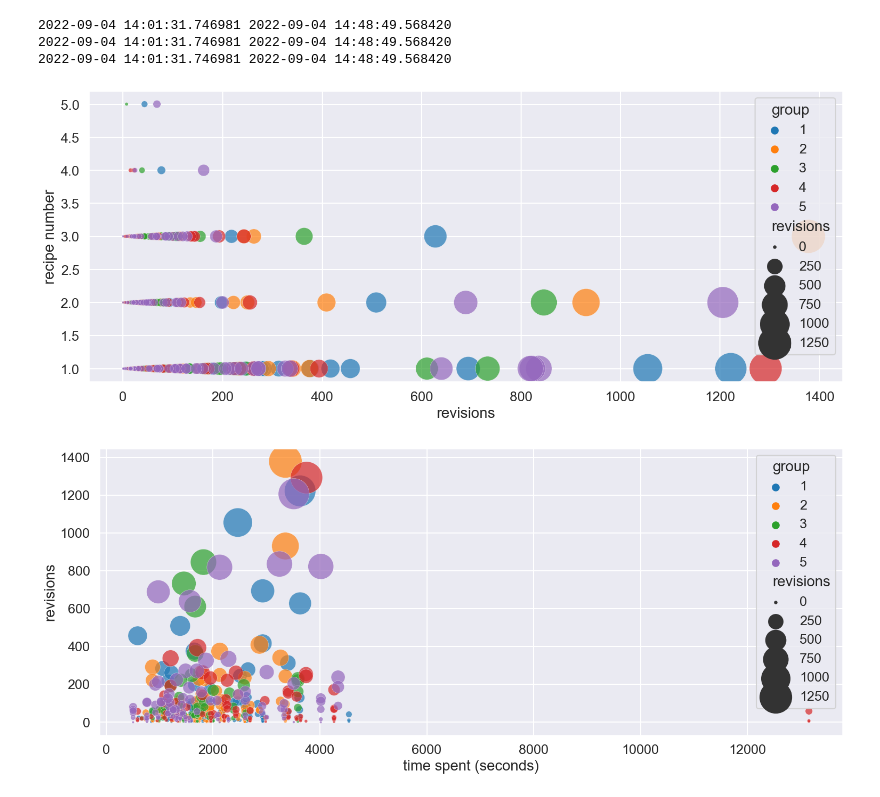
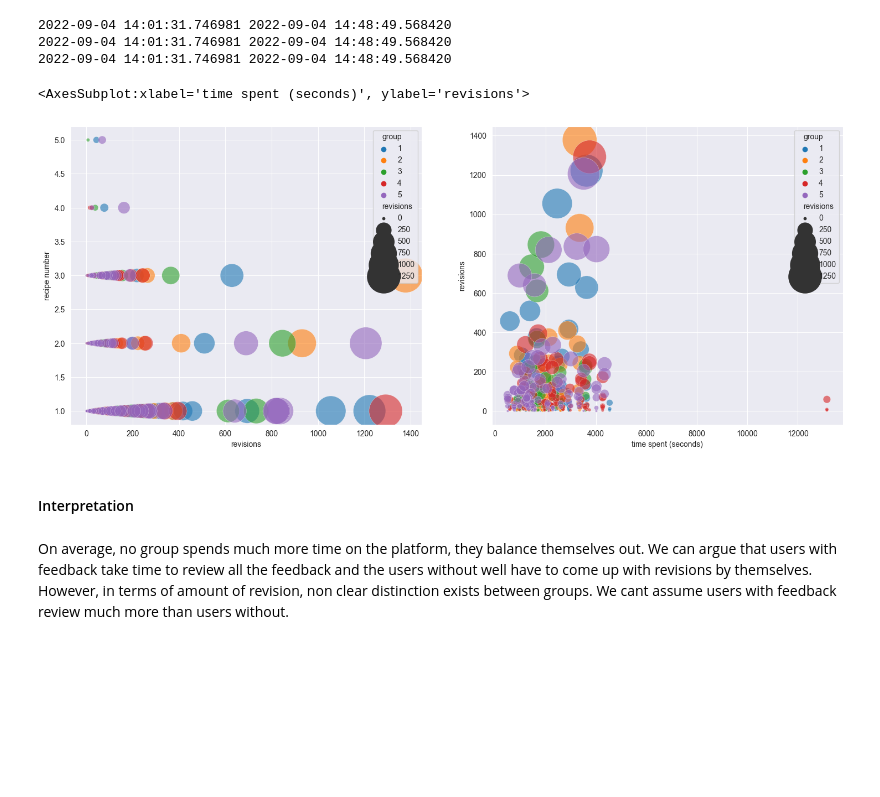
Before and after one commit to lucamouchel/Understanding-Revision-Behavior, a Jupyter notebook: InsertsDelComparisons.ipynb, the cells around one changed output. Cells and saved outputs as stored; diff of their text form; code cells hidden in the pictures; blank space fills up the shorter version.

```diff
--- a/InsertsDelComparisons.ipynb
+++ b/InsertsDelComparisons.ipynb
@@ -554,14 +554,17 @@ dframe_all_recipes_combined = pd.DataFrame(dframe_all_recipes_combined)
 plt.rcParams['figure.figsize'] = (18, 7)
 # %%
 
-sns.scatterplot(data=dframe_with_n_recipes, x="revisions", y="recipe number", size="revisions", hue="group", palette='tab10', alpha=0.7, sizes=(10, 2000))
-plt.show()
-
-sns.scatterplot(data=dframe_with_n_recipes, x="time spent (seconds)", y="revisions", size="revisions", hue="group", palette='tab10', alpha=0.7, sizes=(10, 2000))
-plt.show()
+fig,ax = plt.subplots(1,2)
+sns.scatterplot(data=dframe_with_n_recipes, x="revisions", y="recipe number", size="revisions", hue="group", palette='tab10', alpha=0.6, sizes=(10, 2000), ax=ax[0])
+sns.scatterplot(data=dframe_with_n_recipes, x="time spent (seconds)", y="revisions", size="revisions", hue="group", palette='tab10', alpha=0.6, sizes=(10, 2000), ax=ax[1])
 # %% [output]
+<AxesSubplot:xlabel='time spent (seconds)', ylabel='revisions'>
-[figure, old version]
+[figure, new version]
-[figure, removed]
+# %% [markdown]
+#### Interpretation
+# %% [markdown]
+On average, no group spends much more time on the platform, they balance themselves out. We can argue that users with feedback take time to review all the feedback and the users without well have to come up with revisions by themselves.
+However, in terms of amount of revision, non clear distinction exists between groups. We cant assume users with feedback review much more than users without.
 # %%
 print(dframe_all_recipes_combined.columns)
 
```
Also changed, not shown: parts of 10 cells of this notebook, 14 other files.
